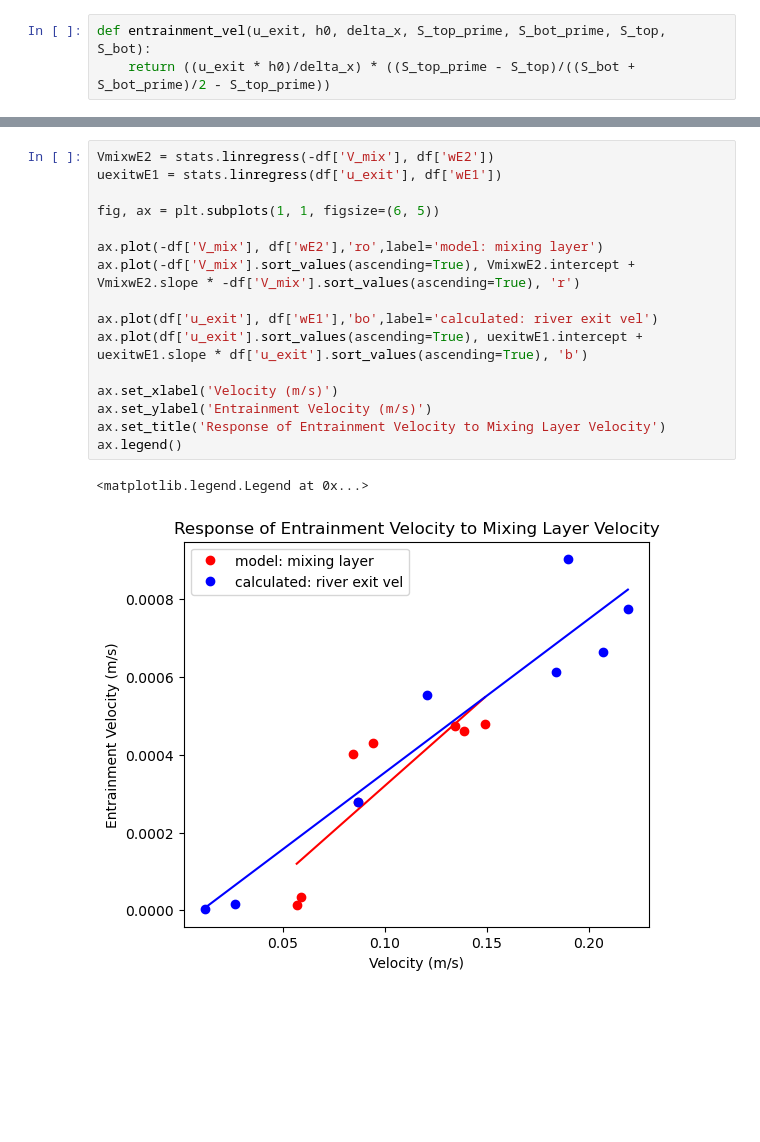
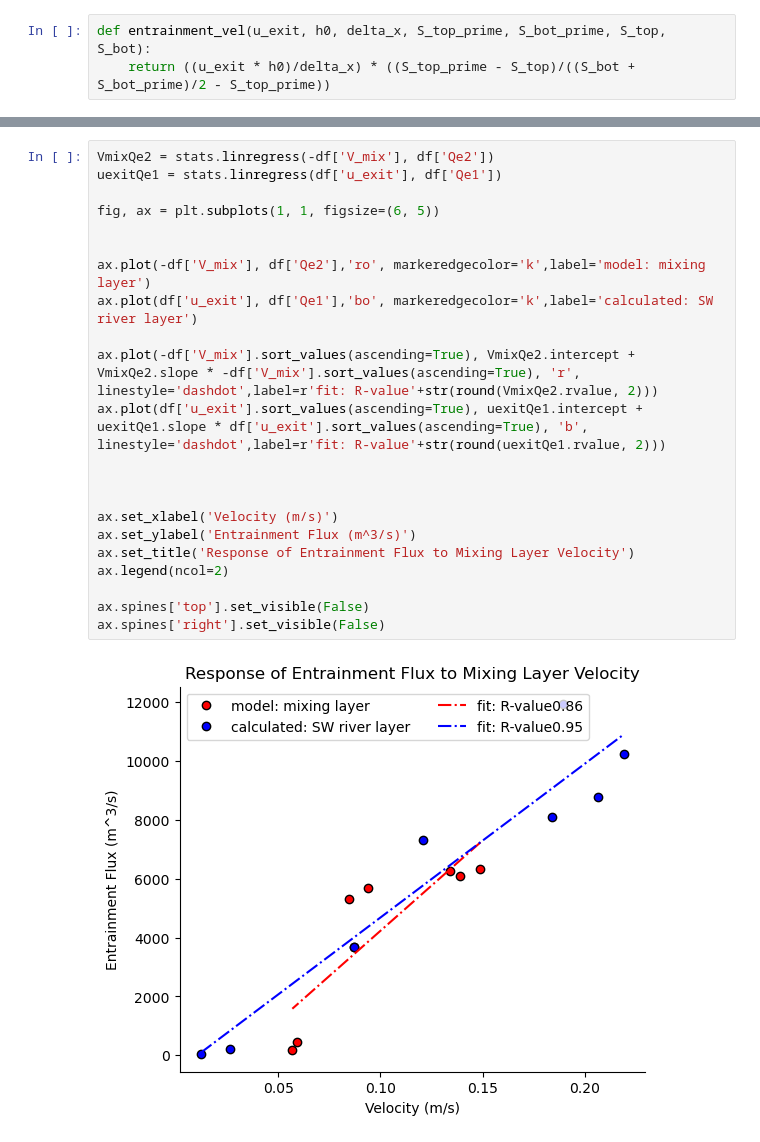
Before and after one commit to SalishSeaCast/analysis-cassidy, a Jupyter notebook: notebooks/civil541/sw_results_analysis.ipynb, the cells around one changed output, grey strips where cells are left out. Saved outputs shown, nothing was run; the diff lists cells and outputs as text; blank space fills up the shorter version.

```diff
--- a/notebooks/civil541/sw_results_analysis.ipynb
+++ b/notebooks/civil541/sw_results_analysis.ipynb
@@ -149,19 +130,24 @@ df
 # %%
-VmixwE2 = stats.linregress(-df['V_mix'], df['wE2'])
-uexitwE1 = stats.linregress(df['u_exit'], df['wE1'])
+VmixQe2 = stats.linregress(-df['V_mix'], df['Qe2'])
+uexitQe1 = stats.linregress(df['u_exit'], df['Qe1'])
 
 fig, ax = plt.subplots(1, 1, figsize=(6, 5))
 
-ax.plot(-df['V_mix'], df['wE2'],'ro',label='model: mixing layer')
-ax.plot(-df['V_mix'].sort_values(ascending=True), VmixwE2.intercept + VmixwE2.slope * -df['V_mix'].sort_values(ascending=True), 'r')
 
-ax.plot(df['u_exit'], df['wE1'],'bo',label='calculated: river exit vel')
-ax.plot(df['u_exit'].sort_values(ascending=True), uexitwE1.intercept + uexitwE1.slope * df['u_exit'].sort_values(ascending=True), 'b')
+ax.plot(-df['V_mix'], df['Qe2'],'ro', markeredgecolor='k',label='model: mixing layer')
+ax.plot(df['u_exit'], df['Qe1'],'bo', markeredgecolor='k',label='calculated: SW river layer')
+
+ax.plot(-df['V_mix'].sort_values(ascending=True), VmixQe2.intercept + VmixQe2.slope * -df['V_mix'].sort_values(ascending=True), 'r', linestyle='dashdot',label=r'fit: R-value'+str(round(VmixQe2.rvalue, 2)))
+ax.plot(df['u_exit'].sort_values(ascending=True), uexitQe1.intercept + uexitQe1.slope * df['u_exit'].sort_values(ascending=True), 'b', linestyle='dashdot',label=r'fit: R-value'+str(round(uexitQe1.rvalue, 2)))
+
+
 
 ax.set_xlabel('Velocity (m/s)')
-ax.set_ylabel('Entrainment Velocity (m/s)')
-ax.set_title('Response of Entrainment Velocity to Mixing Layer Velocity')
-ax.legend()
+ax.set_ylabel('Entrainment Flux (m^3/s)')
+ax.set_title('Response of Entrainment Flux to Mixing Layer Velocity')
+ax.legend(ncol=2)
+
+ax.spines['top'].set_visible(False)
+ax.spines['right'].set_visible(False)
 # %% [output]
-<matplotlib.legend.Legend at 0x...>
-[figure, old version]
+[figure, new version]
```
Also changed, not shown: parts of 25 cells of this notebook.
